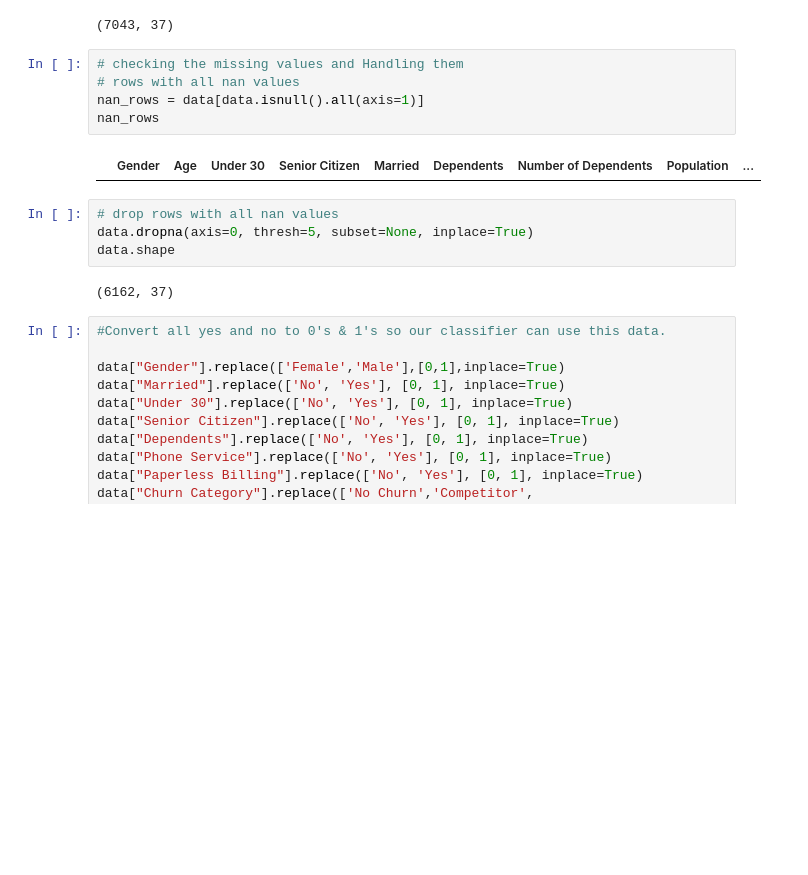
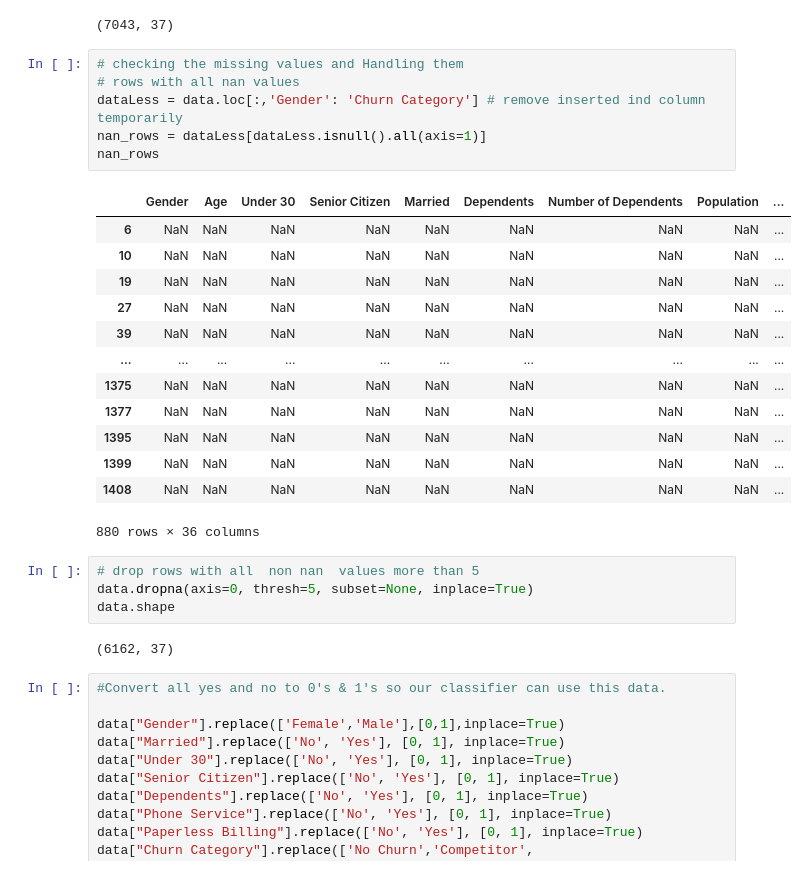
Before and after one commit to MLearners21/NTU_ML_Final_Project2021, a Jupyter notebook: ML21_final_project.ipynb, the cells around one changed output. Saved outputs shown, nothing was run; the diff lists cells and outputs as text; blank space fills up the shorter version.

```diff
--- a/ML21_final_project.ipynb
+++ b/ML21_final_project.ipynb
@@ -127,12 +123,25 @@ data.shape
 # %%
 # checking the missing values and Handling them
 # rows with all nan values
-nan_rows = data[data.isnull().all(axis=1)]
+dataLess = data.loc[:,'Gender': 'Churn Category'] # remove inserted ind column temporarily
+nan_rows = dataLess[dataLess.isnull().all(axis=1)]
 nan_rows
 # %% [output]
 |  | Gender | Age | Under 30 | Senior Citizen | Married | Dependents | Number of Dependents | Population | ... |
+| 6 | NaN | NaN | NaN | NaN | NaN | NaN | NaN | NaN | ... |
+| 10 | NaN | NaN | NaN | NaN | NaN | NaN | NaN | NaN | ... |
+| 19 | NaN | NaN | NaN | NaN | NaN | NaN | NaN | NaN | ... |
+| 27 | NaN | NaN | NaN | NaN | NaN | NaN | NaN | NaN | ... |
+| 39 | NaN | NaN | NaN | NaN | NaN | NaN | NaN | NaN | ... |
+| ... | ... | ... | ... | ... | ... | ... | ... | ... | ... |
+| 1375 | NaN | NaN | NaN | NaN | NaN | NaN | NaN | NaN | ... |
+| 1377 | NaN | NaN | NaN | NaN | NaN | NaN | NaN | NaN | ... |
+| 1395 | NaN | NaN | NaN | NaN | NaN | NaN | NaN | NaN | ... |
+| 1399 | NaN | NaN | NaN | NaN | NaN | NaN | NaN | NaN | ... |
+| 1408 | NaN | NaN | NaN | NaN | NaN | NaN | NaN | NaN | ... |
+880 rows × 36 columns
 # %%
-# drop rows with all nan values
+# drop rows with all  non nan  values more than 5
 data.dropna(axis=0, thresh=5, subset=None, inplace=True)
 data.shape
 # %% [output]
```
Also changed, not shown: parts of 1 cell of this notebook.
